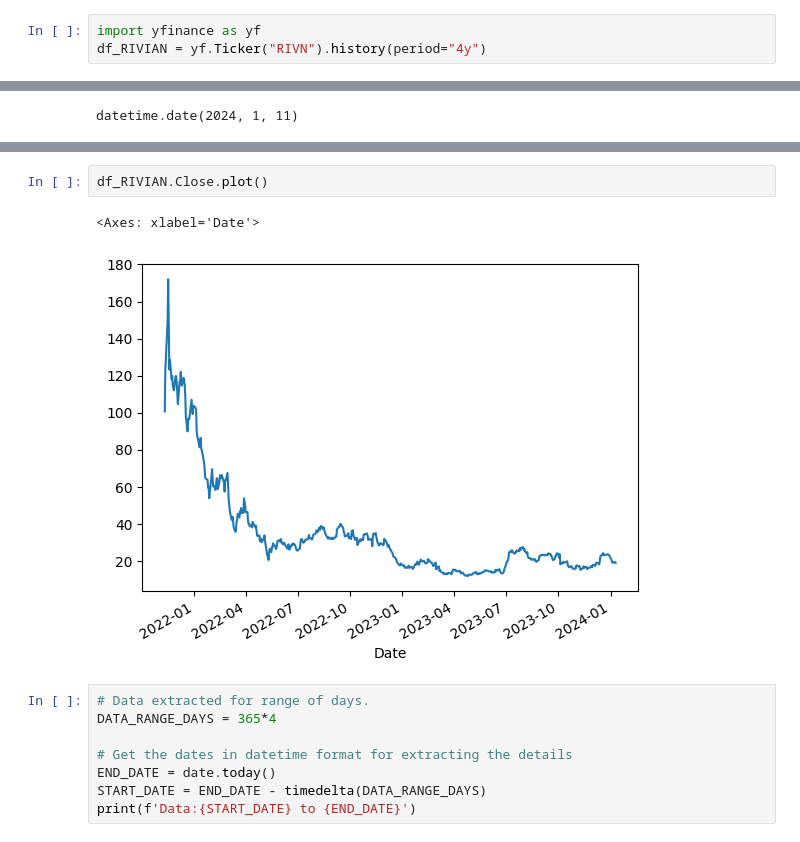
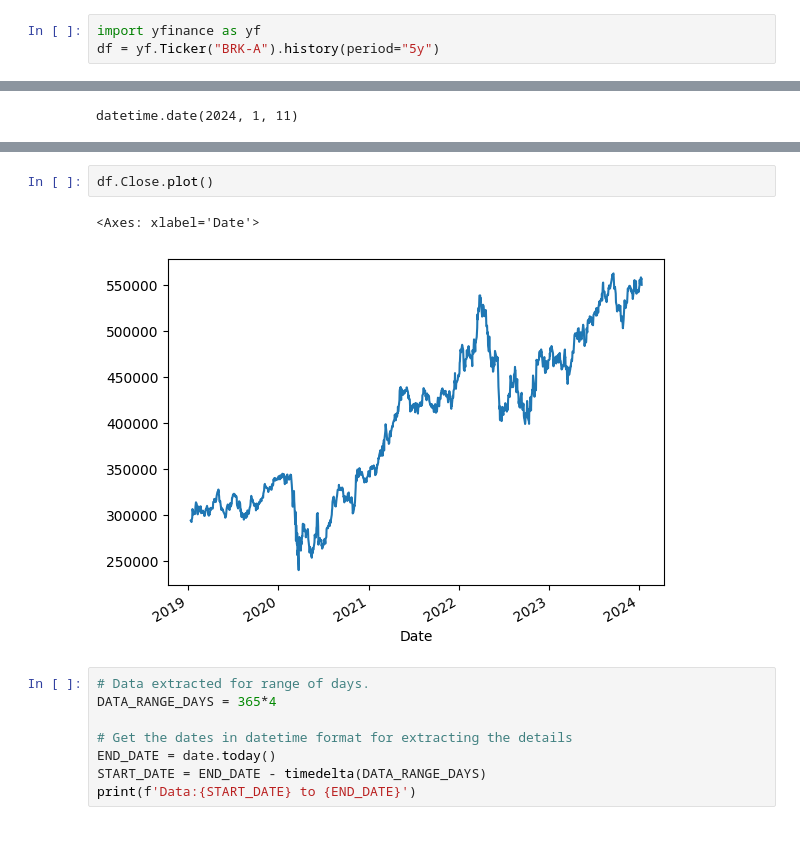
Before and after one commit to noelmt7/AML_Stock_price_prediction, a Jupyter notebook: OnRivian.ipynb, the cells around one changed output, grey strips where cells are left out. Cells and saved outputs as stored; diff of their text form.

```diff
--- a/OnRivian.ipynb
+++ b/OnRivian.ipynb
@@ -38,4 +38,4 @@ from dateutil.relativedelta import relativedelta
 > The company was founded in Rockledge, Florida[13] in 2009 as Mainstream Motors by Robert "RJ" Scaringe.
 # %%
 import yfinance as yf
-df_RIVIAN = yf.Ticker("RIVN").history(period="4y")
+df = yf.Ticker("BRK-A").history(period="5y")
@@ -81,8 +79,8 @@ Name: Close, Length: 544, dtype: float64
 # %%
-df_RIVIAN.Close.plot()
+df.Close.plot()
 # %% [output]
 <Axes: xlabel='Date'>
-[figure, old version]
+[figure, new version]
 # %%
 # Data extracted for range of days.
 DATA_RANGE_DAYS = 365*4
```
Also changed, not shown: parts of 9 cells of this notebook.
